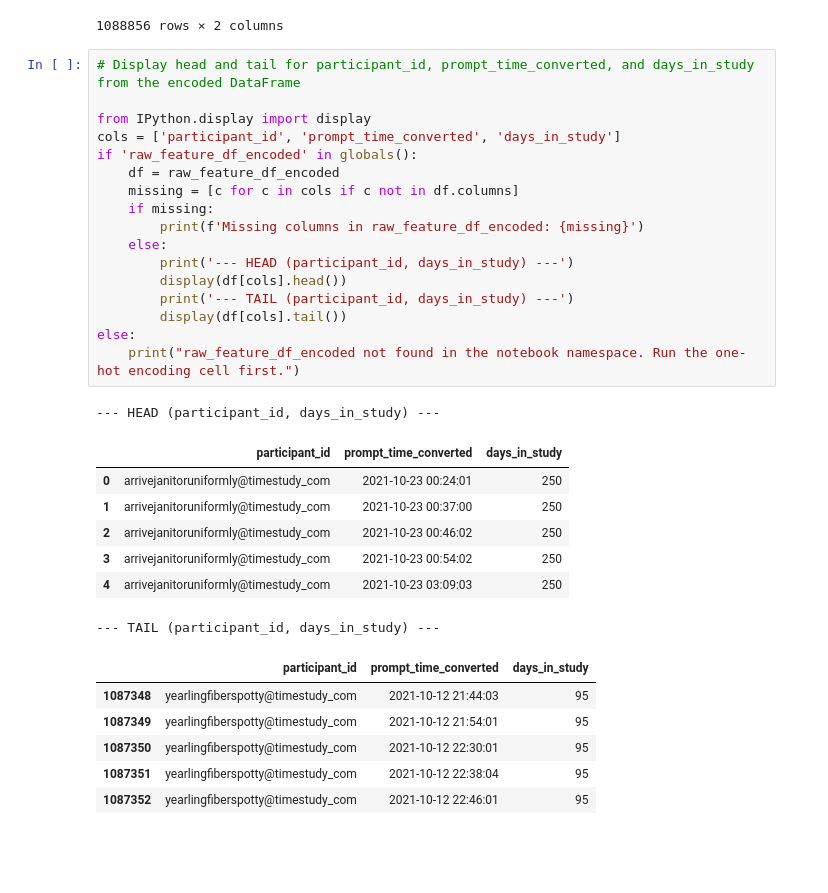
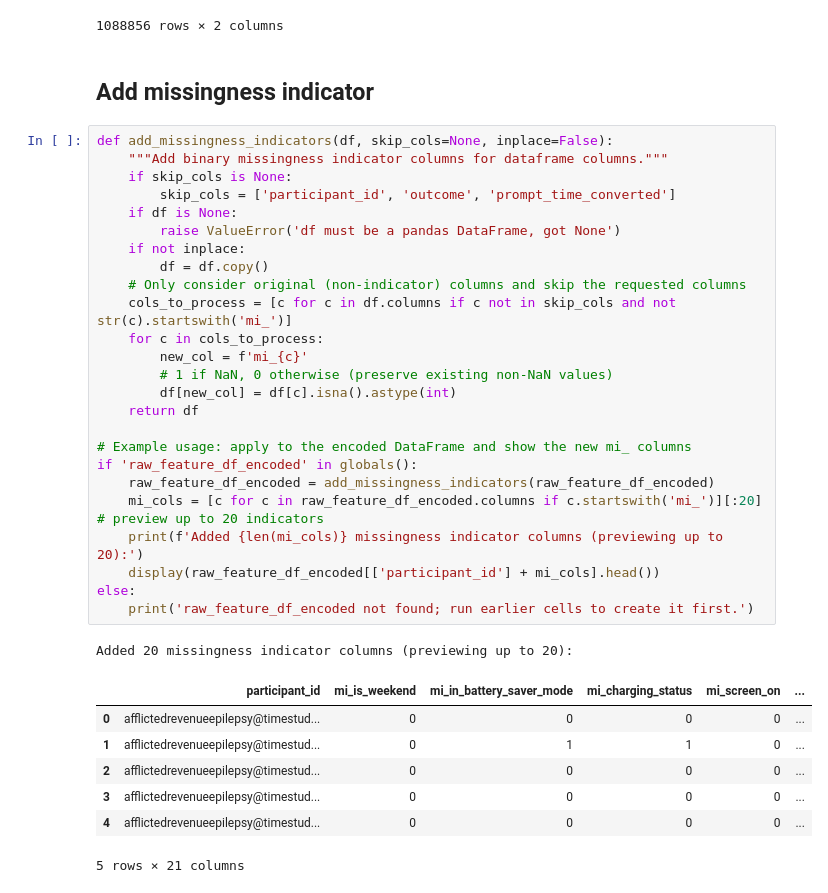
Before and after one commit to adityaponnada/real_time_prompting, a Jupyter notebook: feature_selection_normalization.ipynb, the cells around one changed output. Cells and saved outputs as stored; diff of their text form; blank space fills up the shorter version.

Commit message:
add missingness indicator for all variables

```diff
--- a/feature_selection_normalization.ipynb
+++ b/feature_selection_normalization.ipynb
@@ -411,35 +411,39 @@ raw_feature_df_encoded[['participant_id', 'days_in_study']]
 | 1088854 | yearlingfiberspotty@timestudy_com | 0.934247 |
 | 1088855 | yearlingfiberspotty@timestudy_com | 0.934247 |
 1088856 rows × 2 columns
-# %%
-# Display head and tail for participant_id, prompt_time_converted, and days_in_study from the encoded DataFrame
-
-from IPython.display import display
-cols = ['participant_id', 'prompt_time_converted', 'days_in_study']
-if 'raw_feature_df_encoded' in globals():
-    df = raw_feature_df_encoded
-    missing = [c for c in cols if c not in df.columns]
-    if missing:
-        print(f'Missing columns in raw_feature_df_encoded: {missing}')
-    else:
-        print('--- HEAD (participant_id, days_in_study) ---')
-        display(df[cols].head())
-        print('--- TAIL (participant_id, days_in_study) ---')
-        display(df[cols].tail())
-else:
-    print("raw_feature_df_encoded not found in the notebook namespace. Run the one-hot encoding cell first.")
-# %% [output]
---- HEAD (participant_id, days_in_study) ---
-|  | participant_id | prompt_time_converted | days_in_study |
-| 0 | arrivejanitoruniformly@timestudy_com | 2021-10-23 00:24:01 | 250 |
-| 1 | arrivejanitoruniformly@timestudy_com | 2021-10-23 00:37:00 | 250 |
-| 2 | arrivejanitoruniformly@timestudy_com | 2021-10-23 00:46:02 | 250 |
-| 3 | arrivejanitoruniformly@timestudy_com | 2021-10-23 00:54:02 | 250 |
-| 4 | arrivejanitoruniformly@timestudy_com | 2021-10-23 03:09:03 | 250 |
---- TAIL (participant_id, days_in_study) ---
-|  | participant_id | prompt_time_converted | days_in_study |
-| 1087348 | yearlingfiberspotty@timestudy_com | 2021-10-12 21:44:03 | 95 |
-| 1087349 | yearlingfiberspotty@timestudy_com | 2021-10-12 21:54:01 | 95 |
-| 1087350 | yearlingfiberspotty@timestudy_com | 2021-10-12 22:30:01 | 95 |
-| 1087351 | yearlingfiberspotty@timestudy_com | 2021-10-12 22:38:04 | 95 |
-| 1087352 | yearlingfiberspotty@timestudy_com | 2021-10-12 22:46:01 | 95 |
+# %% [markdown]
+## Add missingness indicator
+# %%
+def add_missingness_indicators(df, skip_cols=None, inplace=False):
+    """Add binary missingness indicator columns for dataframe columns."""
+    if skip_cols is None:
+        skip_cols = ['participant_id', 'outcome', 'prompt_time_converted']
+    if df is None:
+        raise ValueError('df must be a pandas DataFrame, got None')
+    if not inplace:
+        df = df.copy()
+    # Only consider original (non-indicator) columns and skip the requested columns
+    cols_to_process = [c for c in df.columns if c not in skip_cols and not str(c).startswith('mi_')]
+    for c in cols_to_process:
+        new_col = f'mi_{c}'
+        # 1 if NaN, 0 otherwise (preserve existing non-NaN values)
+        df[new_col] = df[c].isna().astype(int)
+    return df
+
+# Example usage: apply to the encoded DataFrame and show the new mi_ columns
+if 'raw_feature_df_encoded' in globals():
+    raw_feature_df_encoded = add_missingness_indicators(raw_feature_df_encoded)
+    mi_cols = [c for c in raw_feature_df_encoded.columns if c.startswith('mi_')][:20]  # preview up to 20 indicators
+    print(f'Added {len(mi_cols)} missingness indicator columns (previewing up to 20):')
+    display(raw_feature_df_encoded[['participant_id'] + mi_cols].head())
+else:
+    print('raw_feature_df_encoded not found; run earlier cells to create it first.')
+# %% [output]
+Added 20 missingness indicator columns (previewing up to 20):
+|  | participant_id | mi_is_weekend | mi_in_battery_saver_mode | mi_charging_status | mi_screen_on | ... |
+| 0 | afflictedrevenueepilepsy@timestud... | 0 | 0 | 0 | 0 | ... |
+| 1 | afflictedrevenueepilepsy@timestud... | 0 | 1 | 1 | 0 | ... |
+| 2 | afflictedrevenueepilepsy@timestud... | 0 | 0 | 0 | 0 | ... |
+| 3 | afflictedrevenueepilepsy@timestud... | 0 | 0 | 0 | 0 | ... |
+| 4 | afflictedrevenueepilepsy@timestud... | 0 | 0 | 0 | 0 | ... |
+5 rows × 21 columns
```
Also changed, not shown: parts of 1 cell of this notebook.
